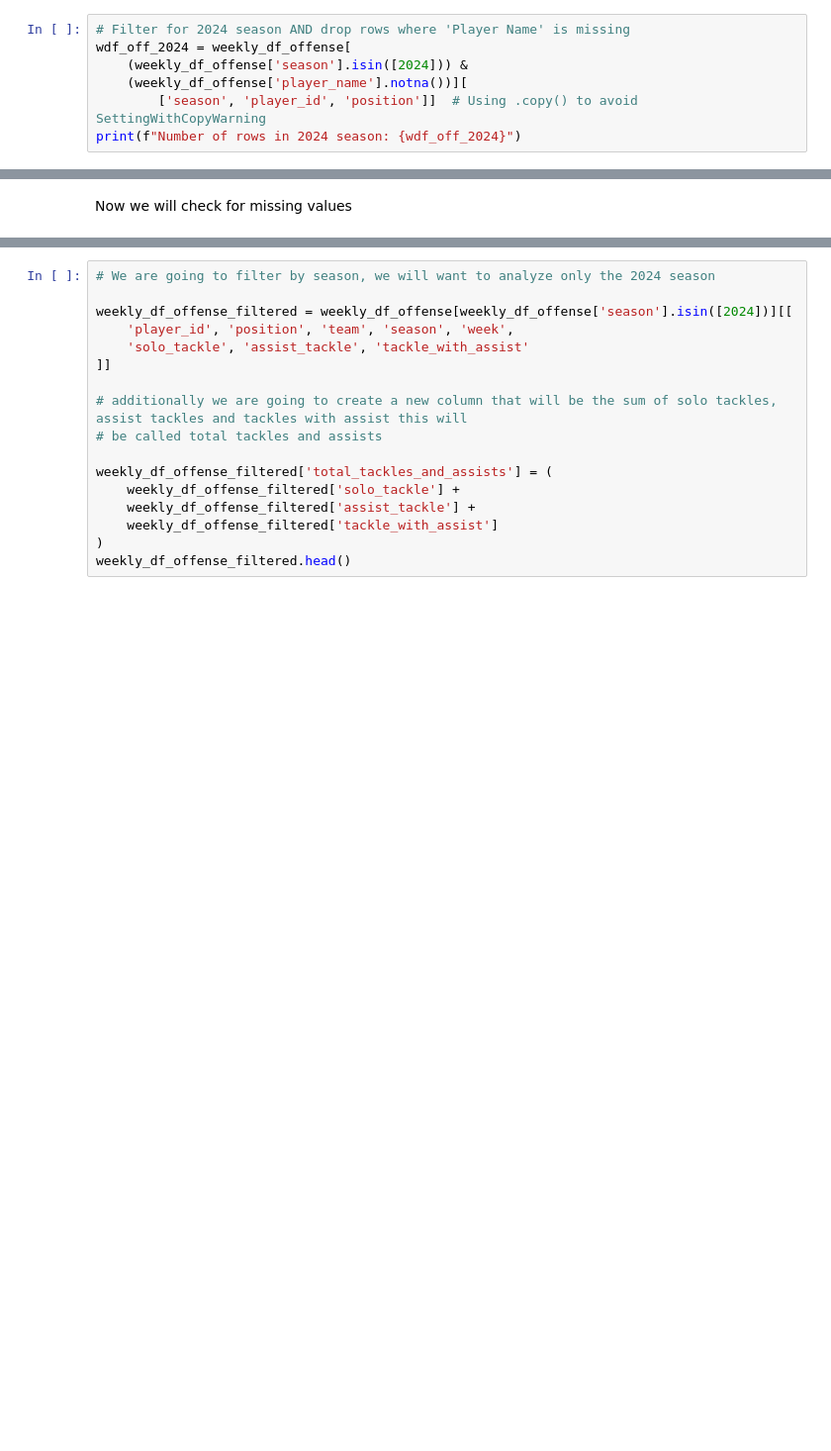
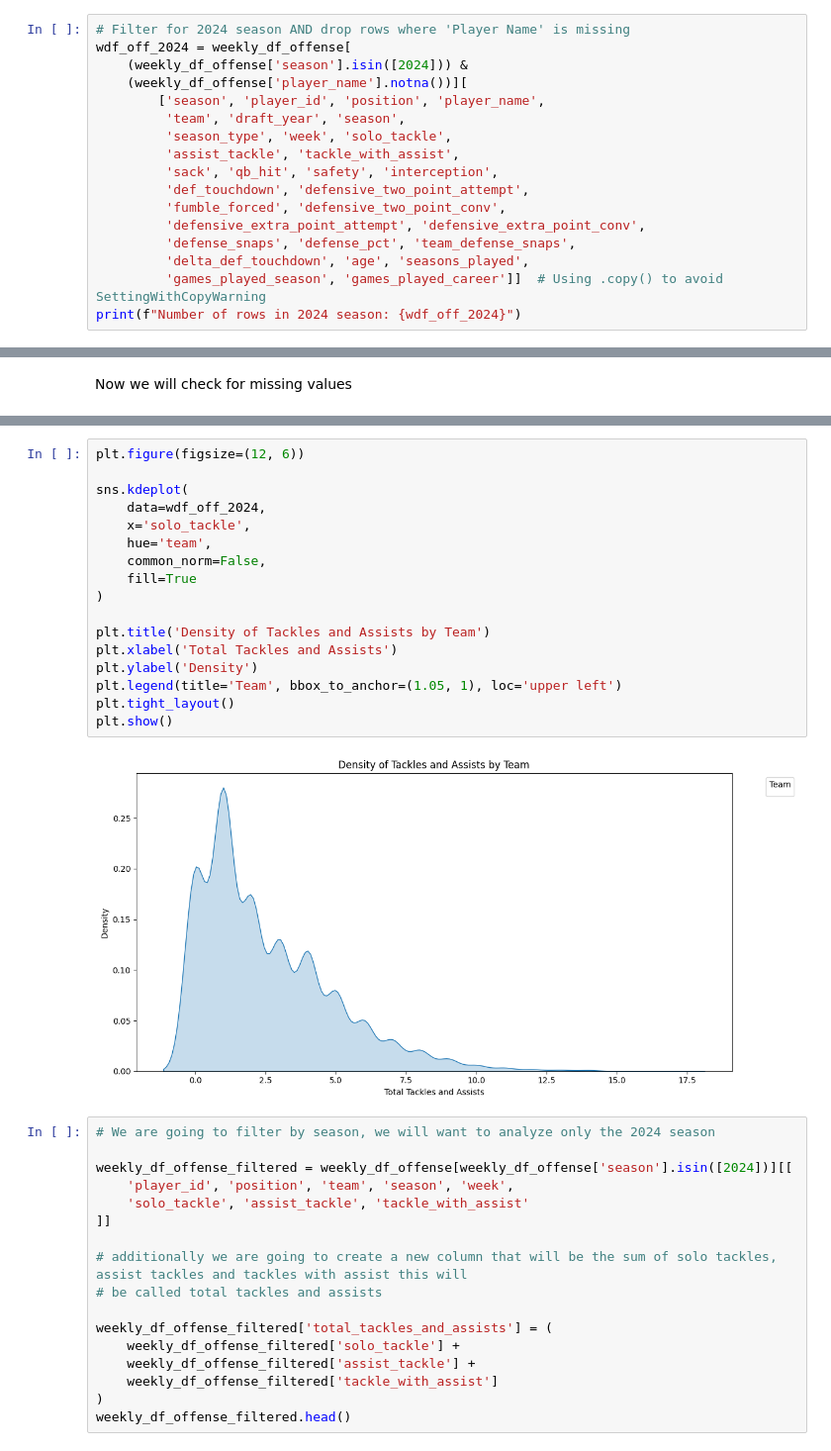
Before and after one commit to Ejaramillo1/nfl_ml_project, a Jupyter notebook: notebook/data/EDA_NFL.ipynb, the cells around one changed output, grey strips where cells are left out. Shown at 99% size. Saved outputs shown, nothing was run; the diff lists cells and outputs as text; blank space fills up the shorter version.

```diff
--- a/notebook/data/EDA_NFL.ipynb
+++ b/notebook/data/EDA_NFL.ipynb
@@ -114,6 +114,16 @@ As the
 wdf_off_2024 = weekly_df_offense[
     (weekly_df_offense['season'].isin([2024])) &
     (weekly_df_offense['player_name'].notna())][
-        ['season', 'player_id', 'position']]  # Using .copy() to avoid SettingWithCopyWarning
+        ['season', 'player_id', 'position', 'player_name',
+         'team', 'draft_year', 'season',
+         'season_type', 'week', 'solo_tackle',
+         'assist_tackle', 'tackle_with_assist',
+         'sack', 'qb_hit', 'safety', 'interception',
+         'def_touchdown', 'defensive_two_point_attempt',
+         'fumble_forced', 'defensive_two_point_conv',
+         'defensive_extra_point_attempt', 'defensive_extra_point_conv',
+         'defense_snaps', 'defense_pct', 'team_defense_snaps',
+         'delta_def_touchdown', 'age', 'seasons_played',
+         'games_played_season', 'games_played_career']]  # Using .copy() to avoid SettingWithCopyWarning
 print(f"Number of rows in 2024 season: {wdf_off_2024}")
 # %% [output]
@@ -164,3 +190,22 @@ Number of rows with null values: 9754
+# %%
+plt.figure(figsize=(12, 6))
+
+sns.kdeplot(
+    data=wdf_off_2024,
+    x='solo_tackle',
+    hue='team',
+    common_norm=False,
+    fill=True
+)
+
+plt.title('Density of Tackles and Assists by Team')
+plt.xlabel('Total Tackles and Assists')
+plt.ylabel('Density')
+plt.legend(title='Team', bbox_to_anchor=(1.05, 1), loc='upper left')
+plt.tight_layout()
+plt.show()
+# %% [output]
+[figure, added]
 # %%
 # We are going to filter by season, we will want to analyze only the 2024 season
 
```
Also changed, not shown: parts of 9 cells of this notebook.
